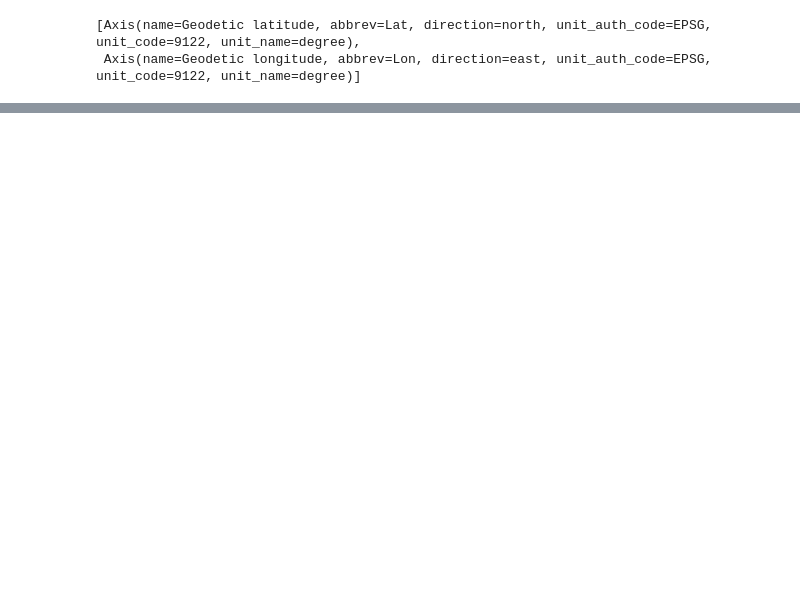
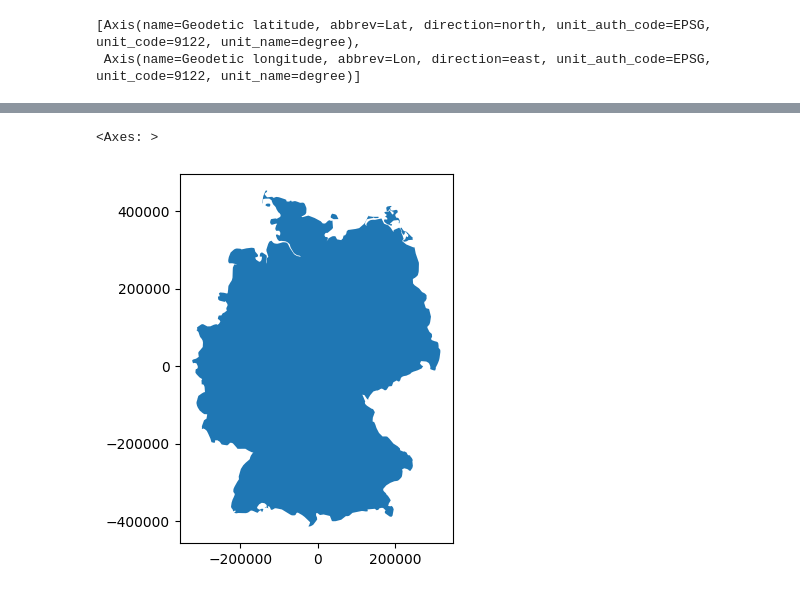
Before and after one commit to Clases-y-Evaluaciones-DelaCruz-Diana/aaa, a Jupyter notebook: index-Copy1.ipynb, the cells around one changed output, grey strips where cells are left out. Cells and saved outputs as stored; diff of their text form; code cells hidden in the pictures; blank space fills up the shorter version.

```diff
--- a/index-Copy1.ipynb
+++ b/index-Copy1.ipynb
@@ -277,0 +200,5 @@ FileNotFoundError: [Errno 2] No such file or directory: 'figures\\mapEnd.jpg'
+# %%
+alemania_4839.plot()
+# %% [output]
+<Axes: >
+[figure, added]
```
Also changed, not shown: parts of 24 cells of this notebook, 1 other file.
